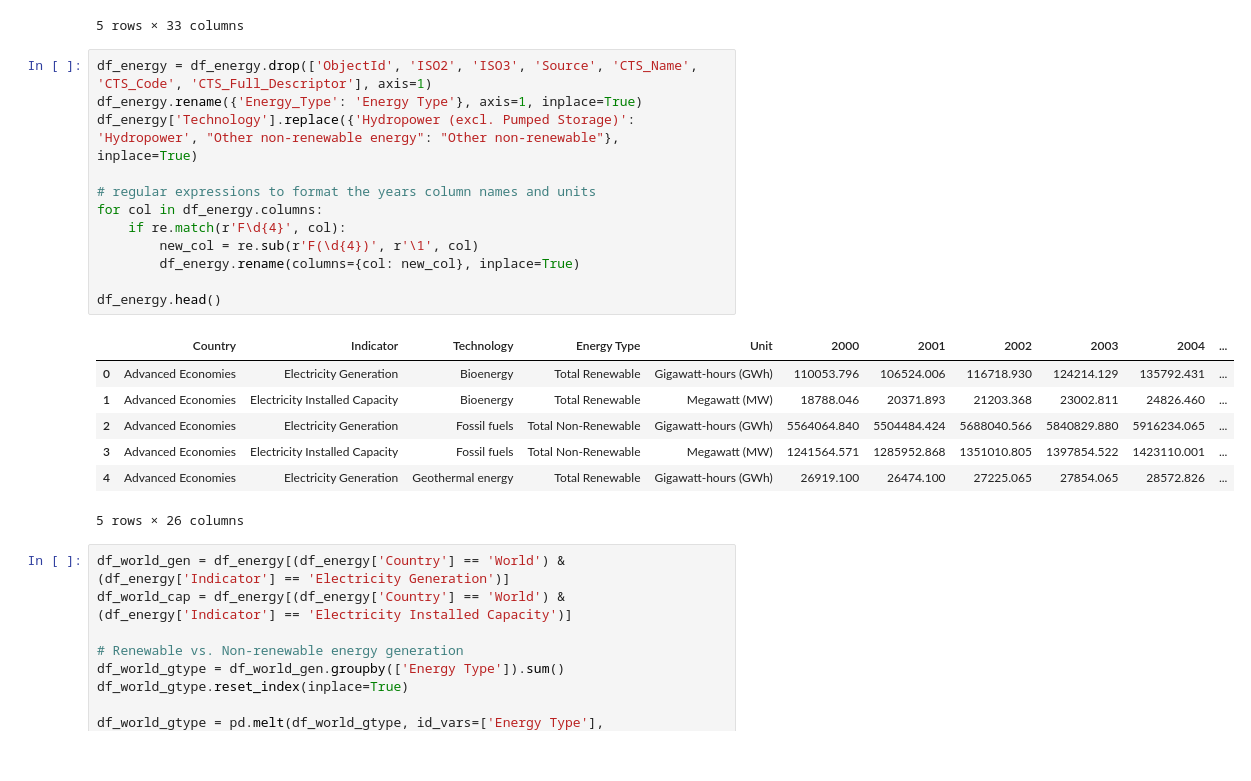
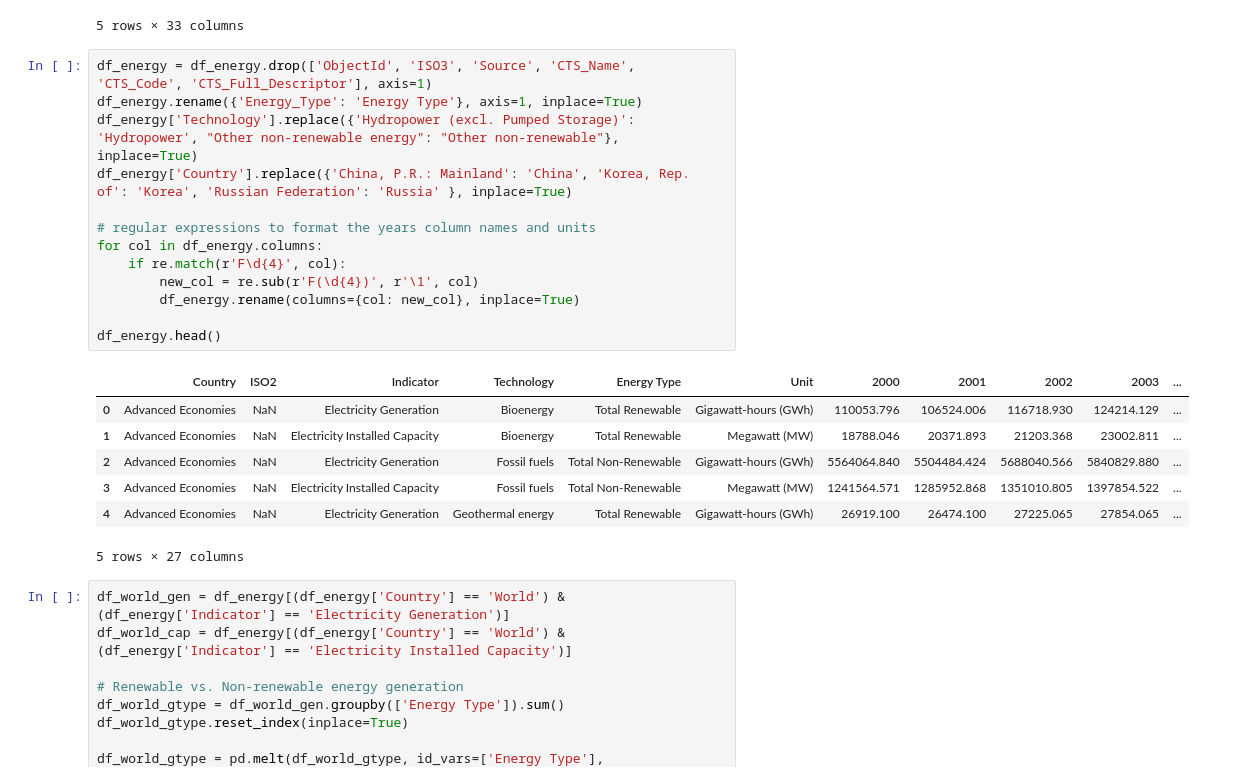
Before and after one commit to tomhtlnd/energy-transition-in-data, a Jupyter notebook: energy transition.ipynb, the cells around one changed output. Saved outputs shown, nothing was run; the diff lists cells and outputs as text.

```diff
--- a/energy transition.ipynb
+++ b/energy transition.ipynb
@@ -16,25 +16,26 @@ df_energy.head()
 | 4 | 5 | Advanced Economies | NaN | AETMP | Electricity Generation | Geothermal energy | Total Renewable | Gigawatt-hours (GWh) | International Renewable Energy Ag... | NaN | ... |
 5 rows × 33 columns
 # %%
-df_energy = df_energy.drop(['ObjectId', 'ISO2', 'ISO3', 'Source', 'CTS_Name', 'CTS_Code', 'CTS_Full_Descriptor'], axis=1)
+df_energy = df_energy.drop(['ObjectId', 'ISO3', 'Source', 'CTS_Name', 'CTS_Code', 'CTS_Full_Descriptor'], axis=1)
 df_energy.rename({'Energy_Type': 'Energy Type'}, axis=1, inplace=True)
 df_energy['Technology'].replace({'Hydropower (excl. Pumped Storage)': 'Hydropower', "Other non-renewable energy": "Other non-renewable"}, inplace=True)
+df_energy['Country'].replace({'China, P.R.: Mainland': 'China', 'Korea, Rep. of': 'Korea', 'Russian Federation': 'Russia' }, inplace=True)
 
 # regular expressions to format the years column names and units
 for col in df_energy.columns:
     if re.match(r'F\d{4}', col):
         new_col = re.sub(r'F(\d{4})', r'\1', col)
         df_energy.rename(columns={col: new_col}, inplace=True)
 
 df_energy.head()
 # %% [output]
-|  | Country | Indicator | Technology | Energy Type | Unit | 2000 | 2001 | 2002 | 2003 | 2004 | ... |
-| 0 | Advanced Economies | Electricity Generation | Bioenergy | Total Renewable | Gigawatt-hours (GWh) | 110053.796 | 106524.006 | 116718.930 | 124214.129 | 135792.431 | ... |
-| 1 | Advanced Economies | Electricity Installed Capacity | Bioenergy | Total Renewable | Megawatt (MW) | 18788.046 | 20371.893 | 21203.368 | 23002.811 | 24826.460 | ... |
-| 2 | Advanced Economies | Electricity Generation | Fossil fuels | Total Non-Renewable | Gigawatt-hours (GWh) | 5564064.840 | 5504484.424 | 5688040.566 | 5840829.880 | 5916234.065 | ... |
-| 3 | Advanced Economies | Electricity Installed Capacity | Fossil fuels | Total Non-Renewable | Megawatt (MW) | 1241564.571 | 1285952.868 | 1351010.805 | 1397854.522 | 1423110.001 | ... |
-| 4 | Advanced Economies | Electricity Generation | Geothermal energy | Total Renewable | Gigawatt-hours (GWh) | 26919.100 | 26474.100 | 27225.065 | 27854.065 | 28572.826 | ... |
+|  | Country | ISO2 | Indicator | Technology | Energy Type | Unit | 2000 | 2001 | 2002 | 2003 | ... |
+| 0 | Advanced Economies | NaN | Electricity Generation | Bioenergy | Total Renewable | Gigawatt-hours (GWh) | 110053.796 | 106524.006 | 116718.930 | 124214.129 | ... |
+| 1 | Advanced Economies | NaN | Electricity Installed Capacity | Bioenergy | Total Renewable | Megawatt (MW) | 18788.046 | 20371.893 | 21203.368 | 23002.811 | ... |
+| 2 | Advanced Economies | NaN | Electricity Generation | Fossil fuels | Total Non-Renewable | Gigawatt-hours (GWh) | 5564064.840 | 5504484.424 | 5688040.566 | 5840829.880 | ... |
+| 3 | Advanced Economies | NaN | Electricity Installed Capacity | Fossil fuels | Total Non-Renewable | Megawatt (MW) | 1241564.571 | 1285952.868 | 1351010.805 | 1397854.522 | ... |
+| 4 | Advanced Economies | NaN | Electricity Generation | Geothermal energy | Total Renewable | Gigawatt-hours (GWh) | 26919.100 | 26474.100 | 27225.065 | 27854.065 | ... |
-5 rows × 26 columns
+5 rows × 27 columns
 # %%
 df_world_gen = df_energy[(df_energy['Country'] == 'World') & (df_energy['Indicator'] == 'Electricity Generation')]
 df_world_cap = df_energy[(df_energy['Country'] == 'World') & (df_energy['Indicator'] == 'Electricity Installed Capacity')]
```
Also changed, not shown: parts of 5 cells of this notebook, 10 other files.
